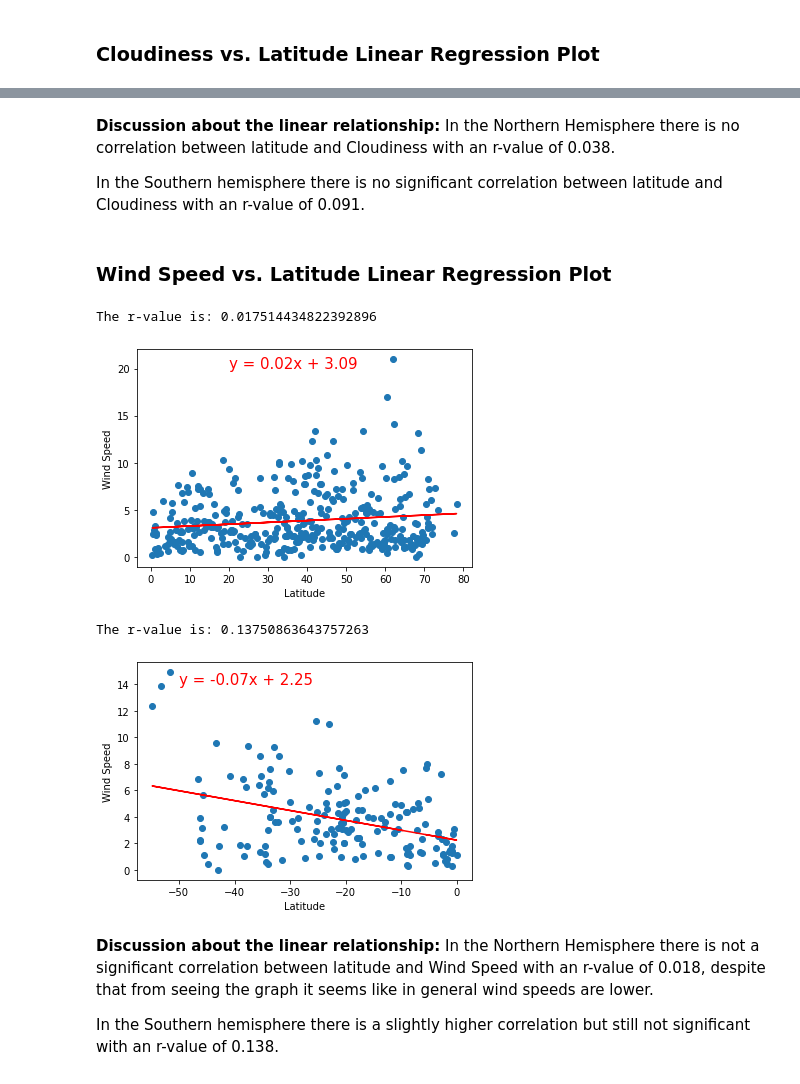
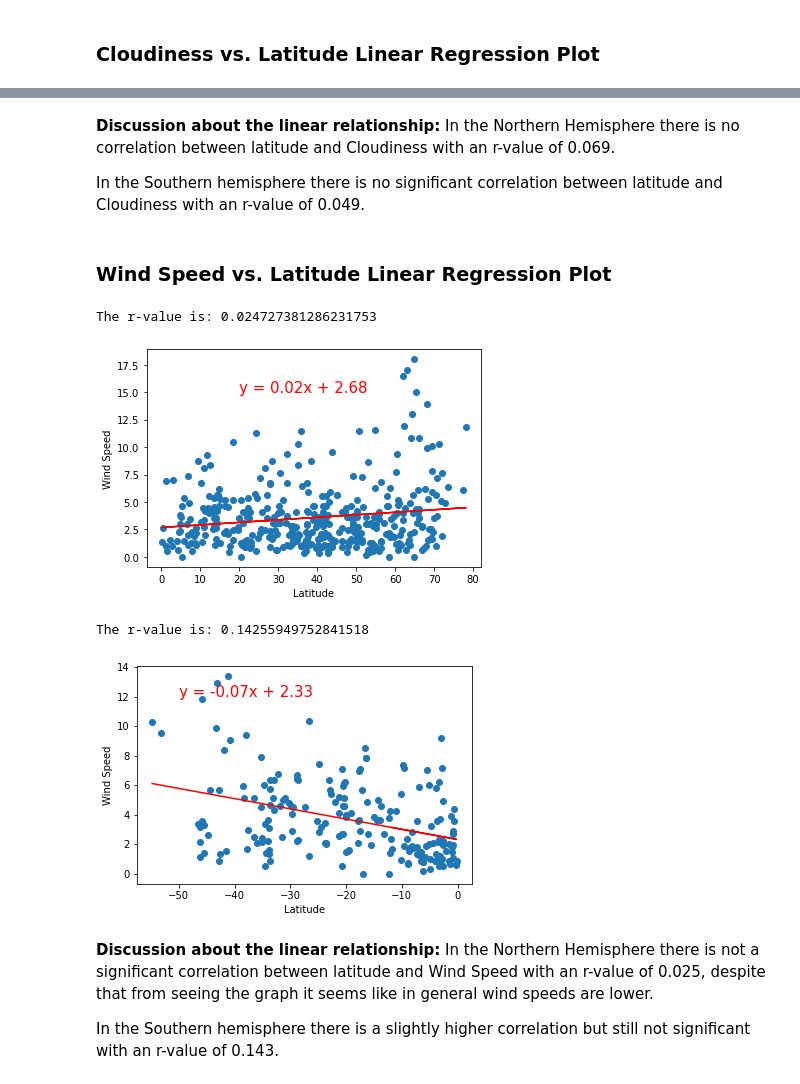
Before and after one commit to flaraloza123/python-api-challenge, a Jupyter notebook: WeatherPy/WeatherPy.ipynb, the cells around one changed output, grey strips where cells are left out. Drawn from its saved outputs; the diff is of its cells as text; code cells hidden in the pictures.

```diff
--- a/WeatherPy/WeatherPy.ipynb
+++ b/WeatherPy/WeatherPy.ipynb
@@ -394,20 +394,20 @@ The r-value is: 0.09146174017459055
 # %% [markdown]
-**Discussion about the linear relationship:** In the Northern Hemisphere there is no correlation between latitude and Cloudiness with an r-value of 0.038.
+**Discussion about the linear relationship:** In the Northern Hemisphere there is no correlation between latitude and Cloudiness with an r-value of 0.069.
 
-In the Southern hemisphere there is no significant correlation between latitude and Cloudiness with an r-value of 0.091.
+In the Southern hemisphere there is no significant correlation between latitude and Cloudiness with an r-value of 0.049.
 # %% [markdown]
 ### Wind Speed vs. Latitude Linear Regression Plot
 # %%
 # Northern Hemisphere
 plot = lin_regress(northern_hemi_df["Lat"], northern_hemi_df["Wind Speed"])
 plt.xlabel("Latitude")
 plt.ylabel("Wind Speed")
 
 #Annotate regression
-annotate(plot, 20,20)
+annotate(plot, 20,15)
 # %% [output]
-The r-value is: 0.017514434822392896
+The r-value is: 0.024727381286231753
-[figure, old version]
+[figure, new version]
 # %%
 # Southern Hemisphere
 plot = lin_regress(southern_hemi_df["Lat"], southern_hemi_df["Wind Speed"])
@@ -415,11 +415,11 @@ plt.xlabel("Latitude")
 plt.ylabel("Wind Speed")
 
 #Annotate regression
-annotate(plot, -50,14)
+annotate(plot, -50,12)
 # %% [output]
-The r-value is: 0.13750863643757263
+The r-value is: 0.14255949752841518
-[figure, old version]
+[figure, new version]
 # %% [markdown]
-**Discussion about the linear relationship:** In the Northern Hemisphere there is not a significant correlation between latitude and Wind Speed with an r-value of 0.018, despite that from seeing the graph it seems like in general wind speeds are lower.
+**Discussion about the linear relationship:** In the Northern Hemisphere there is not a significant correlation between latitude and Wind Speed with an r-value of 0.025, despite that from seeing the graph it seems like in general wind speeds are lower.
 
-In the Southern hemisphere there is a slightly higher correlation but still not significant with an r-value of 0.138.
+In the Southern hemisphere there is a slightly higher correlation but still not significant with an r-value of 0.143.
```
Also changed, not shown: parts of 19 cells of this notebook, 5 other files.
